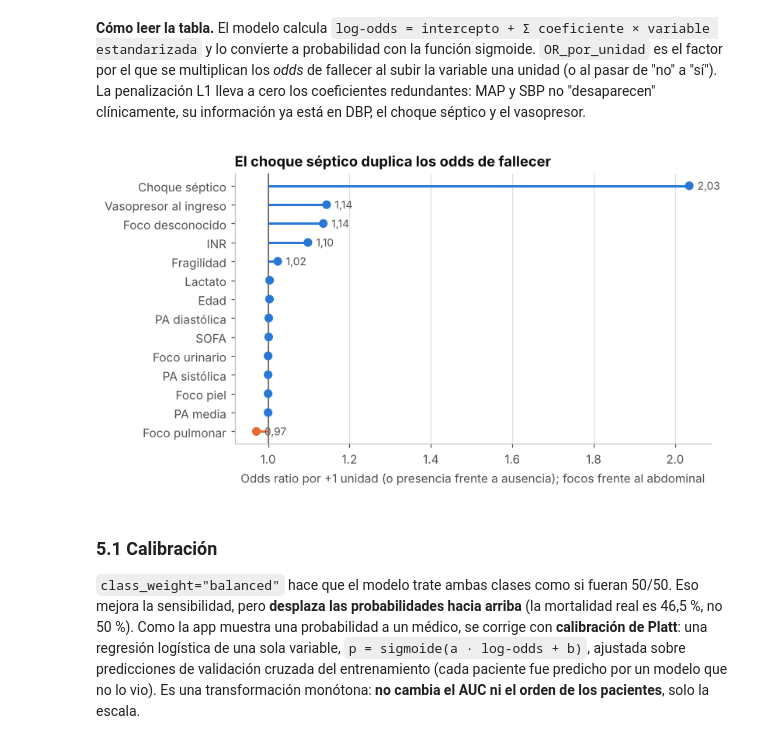
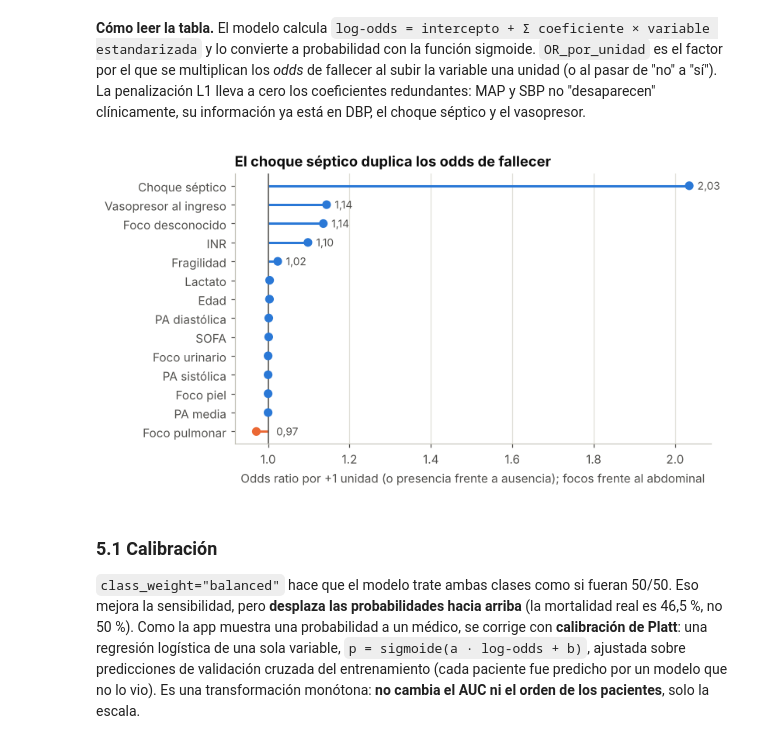
Before and after one commit to SofiaGomez10/sepsis_uci_mortalidad, a Jupyter notebook: notebooks/Entrega3_modelo_final.ipynb, the cells around one changed output. Saved outputs shown, nothing was run; the diff lists cells and outputs as text; code cells hidden in the pictures.

```diff
--- a/notebooks/Entrega3_modelo_final.ipynb
+++ b/notebooks/Entrega3_modelo_final.ipynb
@@ -199,27 +190,15 @@ son independientes entre sí dado el desenlace y que cada una sigue una normal d
 cv5 = StratifiedKFold(n_splits=5, shuffle=True, random_state=SEMILLA)
 cv_rep = RepeatedStratifiedKFold(n_splits=5, n_repeats=3, random_state=1)
 
-candidatos = {
-    "Logística L1 + KNN (propuesto)": Pipeline([("pre", preprocesador_knn()), ("modelo", logistica_l1())]),
-    "Logística L1 + mediana": Pipeline([("pre", preprocesador_mediana()), ("modelo", logistica_l1())]),
-    "Naive Bayes gaussiano + KNN": Pipeline([("pre", preprocesador_knn()), ("modelo", GaussianNB())]),
-    "Naive Bayes gaussiano + mediana": Pipeline([("pre", preprocesador_mediana()), ("modelo", GaussianNB())]),
-    "Random forest (entrega 2)": Pipeline([("pre", preprocesador_mediana()), ("modelo", RandomForestClassifier(
-        n_estimators=100, max_depth=4, min_samples_leaf=5, min_samples_split=50, max_features="log2",
-        random_state=SEMILLA, n_jobs=-1))]),
-    "Gradient boosting": Pipeline([("pre", preprocesador_mediana()), ("modelo", HistGradientBoostingClassifier(
-        max_depth=2, learning_rate=0.03, max_iter=150, random_state=SEMILLA))]),
-}
+propuesto = Pipeline([("pre", preprocesador_knn()), ("modelo", logistica_l1())])
 
-filas = []
-for nombre, cand in candidatos.items():
-    auc_cv = cross_val_score(cand, X_train, y_train, cv=cv_rep, scoring="roc_auc", n_jobs=-1)
-    brier_cv = -cross_val_score(cand, X_train, y_train, cv=cv5, scoring="neg_brier_score", n_jobs=-1)
-    cand.fit(X_train, y_train)
-    auc_train = roc_auc_score(y_train, cand.predict_proba(X_train)[:, 1])
-    filas.append({"modelo": nombre, "AUC CV": auc_cv.mean(), "± DE": auc_cv.std(), "AUC train": auc_train,
-                  "sobreajuste (train − CV)": auc_train - auc_cv.mean(), "Brier CV": brier_cv.mean()})
-comparacion = pd.DataFrame(filas).set_index("modelo").round(4)
+auc_cv = cross_val_score(propuesto, X_train, y_train, cv=cv_rep, scoring="roc_auc", n_jobs=-1)
+brier_cv = -cross_val_score(propuesto, X_train, y_train, cv=cv5, scoring="neg_brier_score", n_jobs=-1)
+propuesto.fit(X_train, y_train)
+auc_train = roc_auc_score(y_train, propuesto.predict_proba(X_train)[:, 1])
+comparacion = pd.DataFrame([{"AUC CV": auc_cv.mean(), "± DE": auc_cv.std(), "AUC train": auc_train,
+                             "sobreajuste (train − CV)": auc_train - auc_cv.mean(), "Brier CV": brier_cv.mean()}],
+                           index=["Logística L1 + KNN"]).round(4)
 comparacion
 # %% [output]
 |  | AUC CV | ± DE | AUC train | sobreajuste (train − CV) | Brier CV |
@@ -253,12 +205,0 @@ Todas las variables, hasta 24 h: 72 columnas → AUC CV 0.566
-# %%
-fig, ax = plt.subplots(figsize=(7.5, 3.6))
-base = comparacion.dropna(subset=["± DE"]).sort_values("AUC CV")
-colores = [AZUL if "propuesto" in n else GRIS for n in base.index]
-ax.barh(base.index, base["AUC CV"], xerr=base["± DE"], color=colores, height=0.55,
-        error_kw=dict(ecolor=TINTA2, lw=1, capsize=3))
-for i, (v, s) in enumerate(zip(base["AUC CV"], base["± DE"])):
-    ax.text(v + s + 0.002, i, c(v), va="center", fontsize=9, color=TINTA2)
-ax.axvline(0.5, color=TINTA2, lw=1, ls="--"); ax.text(0.501, -0.75, "azar", fontsize=8, color=TINTA2)
-ax.set_xlim(0.48, 0.63); ax.set_xlabel("AUC-ROC en validación cruzada 5×3 (media ± DE)")
-ax.set_title("Ningún candidato supera a la logística L1"); ax.grid(axis="y", visible=False)
-guardar("01_comparacion_modelos")
@@ -320,17 +252,17 @@ su información ya está en DBP, el choque séptico y el vasopresor.
 # %%
 fig, ax = plt.subplots(figsize=(7.5, 4.2))
 orden = coef["OR_por_unidad"].rename(index=ES).sort_values()
 ax.hlines(orden.index, 1, orden.values, color=[AZUL if v >= 1 else NARANJA for v in orden.values], lw=2)
 ax.scatter(orden.values, orden.index, color=[AZUL if v >= 1 else NARANJA for v in orden.values], s=40, zorder=3)
 for nombre_v, v in orden.items():
     if abs(v - 1) > 0.02:
-        ax.text(v + 0.02, nombre_v, c(v, 2), va="center", fontsize=9, color=TINTA2)
+        ax.text(max(v, 1) + 0.02, nombre_v, c(v, 2), va="center", fontsize=9, color=TINTA2)   # a la derecha de la línea de 1
 ax.axvline(1, color=TINTA2, lw=1)
 ax.set_xlabel("Odds ratio por +1 unidad (o presencia frente a ausencia); focos frente al abdominal")
 ax.set_title("El choque séptico duplica los odds de fallecer"); ax.grid(axis="y", visible=False)
 guardar("02_odds_ratios")
 # %% [output]
-[figure, old version]
+[figure, new version]
 # %% [markdown]
 ### 5.1 Calibración
 
```
Also changed, not shown: parts of 13 cells of this notebook, 6 other files.
